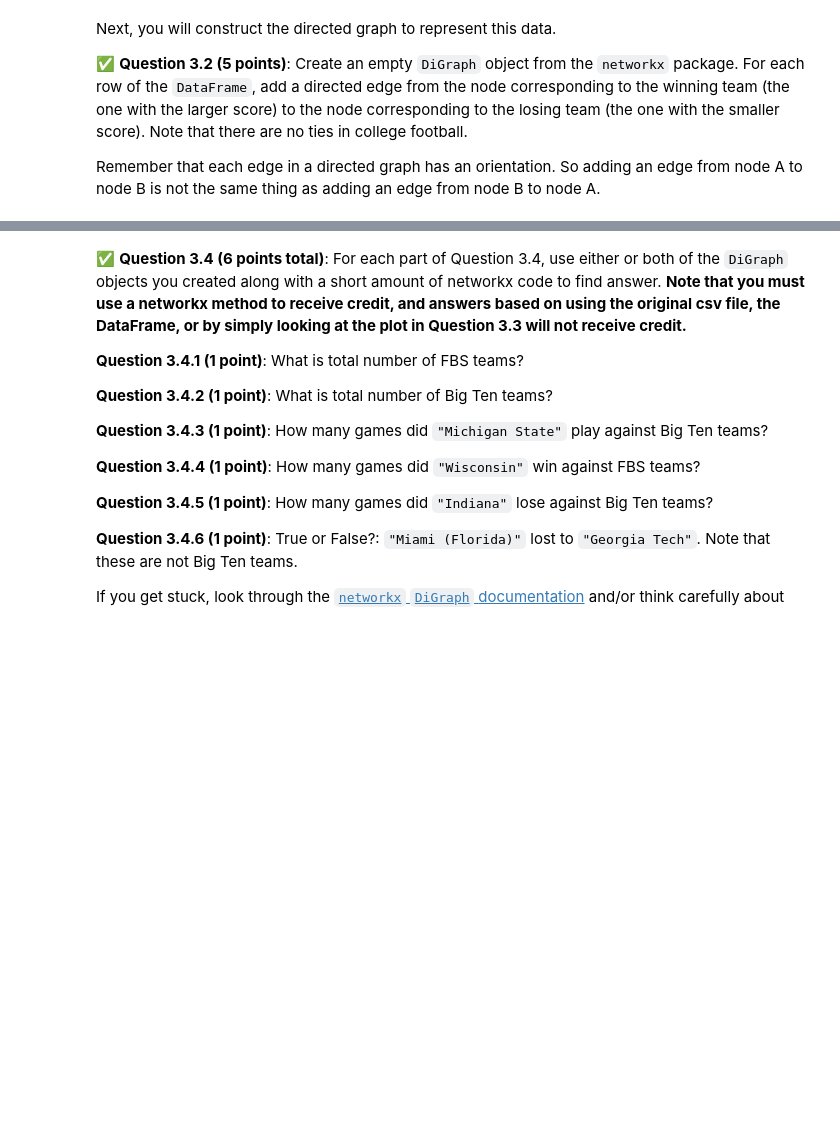
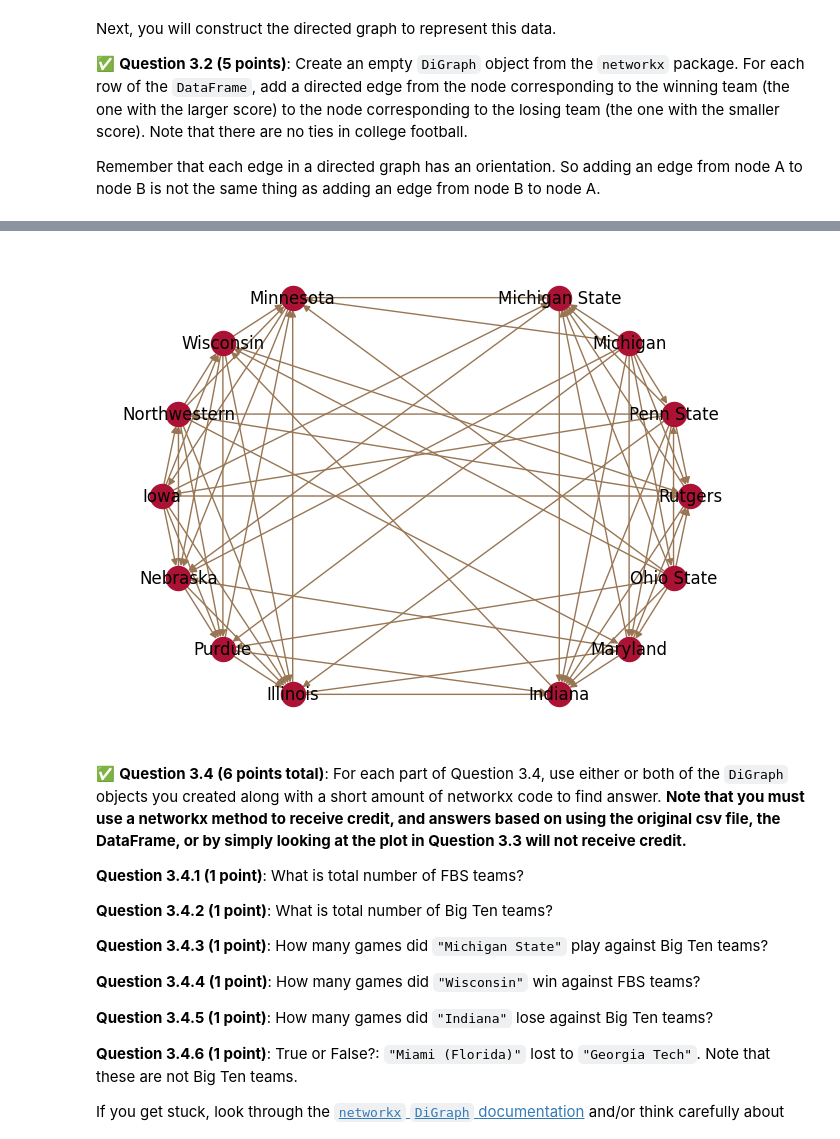
Before and after one commit to LeoAShelp/CMSE202-f23-turnin, a Jupyter notebook: hw-02/HW-02_ABMandGraphTheory-STUDENT (1).ipynb, the cells around one changed output, grey strips where cells are left out. Saved outputs shown, nothing was run; the diff lists cells and outputs as text; code cells hidden in the pictures; blank space fills up the shorter version.

```diff
--- a/hw-02/HW-02_ABMandGraphTheory-STUDENT (1).ipynb
+++ b/hw-02/HW-02_ABMandGraphTheory-STUDENT (1).ipynb
@@ -493,9 +528,16 @@ If you do this part correctly, you should get something that looks like this: <i
 # %%
 # Put your code for Question 3.3 here:
 BigTen_positions = {"Michigan State":(0.63,0.92),"Michigan":(0.96,0.71),"Penn State":(1.17,0.38),"Rutgers":(1.25,0.0),
                     "Ohio State":(1.17,-0.38),"Maryland":(0.96,-0.71),"Indiana":(0.63,-0.92),
                     "Illinois":(-0.63,-0.92),"Purdue":(-0.96,-0.71),"Nebraska":(-1.17,-0.38),
                     "Iowa":(-1.25,0.0),"Northwestern":(-1.17,0.38),"Wisconsin":(-0.96,0.71),"Minnesota":(-0.63,0.92)}
+
+BigTen = gamegraph.subgraph(["Michigan State", "Michigan", "Penn State", "Rutgers", "Ohio State",
+                     "Maryland", "Indiana", "Illinois", "Purdue", "Nebraska",
+                     "Iowa", "Northwestern", "Wisconsin", "Minnesota"])
+nx.draw(BigTen, BigTen_positions, with_labels = True, node_color = '#AB1234', edge_color = '#987654' )
+# %% [output]
+[figure, added]
 # %% [markdown]
 &#9989;  **Question 3.4 (6 points total)**: For each part of Question 3.4, use either or both of the `DiGraph` objects you created along with a short amount of networkx code to find answer. **Note that you must use a networkx method to receive credit, and answers based on using the original csv file, the DataFrame, or by simply looking at the plot in Question 3.3 will not receive credit.**
 
```
Also changed, not shown: parts of 14 cells of this notebook.
